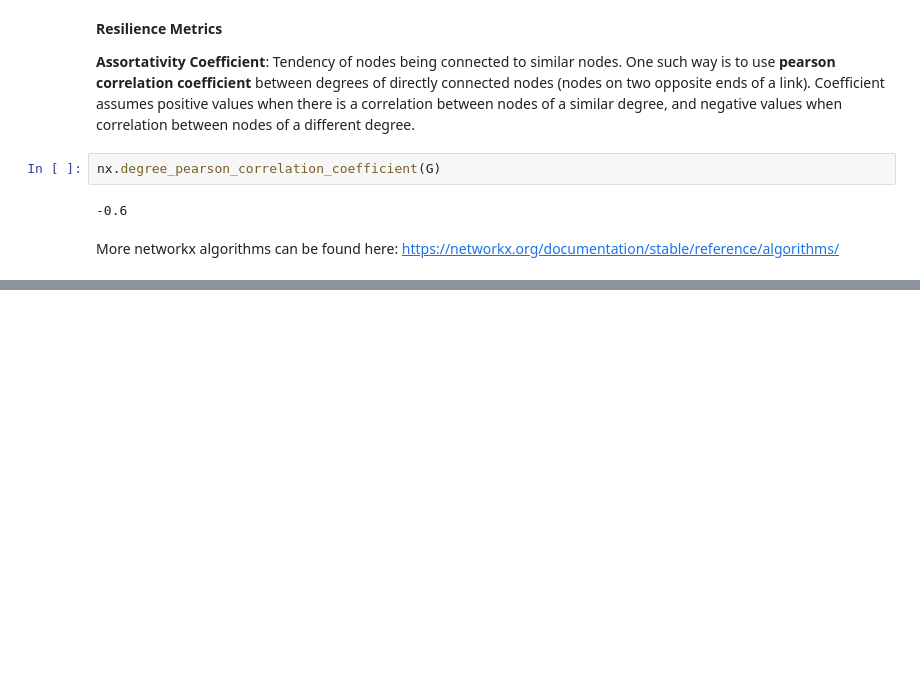
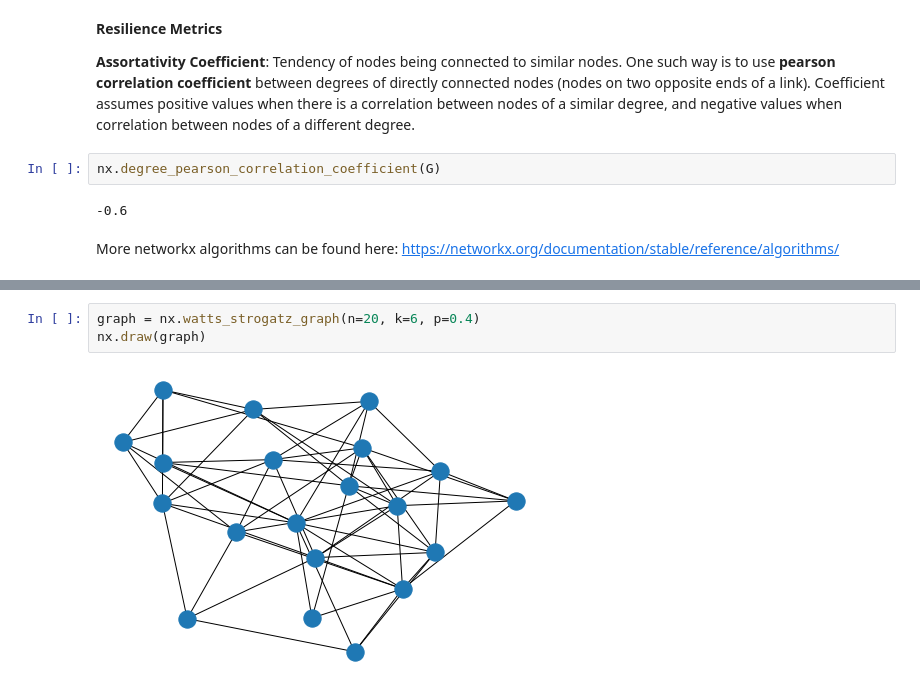
Before and after one commit to StevenVuong/Graph-Learning, a Jupyter notebook: GraphMLBook/1a_networkx_starter.ipynb, the cells around one changed output, grey strips where cells are left out. Drawn from its saved outputs; the diff is of its cells as text; blank space fills up the shorter version.

```diff
--- a/GraphMLBook/1a_networkx_starter.ipynb
+++ b/GraphMLBook/1a_networkx_starter.ipynb
@@ -376,0 +408,5 @@ More networkx algorithms can be found here: https://networkx.org/documentation/s
+# %%
+graph = nx.watts_strogatz_graph(n=20, k=6, p=0.4)
+nx.draw(graph)
+# %% [output]
+[figure, added]
```
Also changed, not shown: parts of 26 cells of this notebook, 1 other file.
